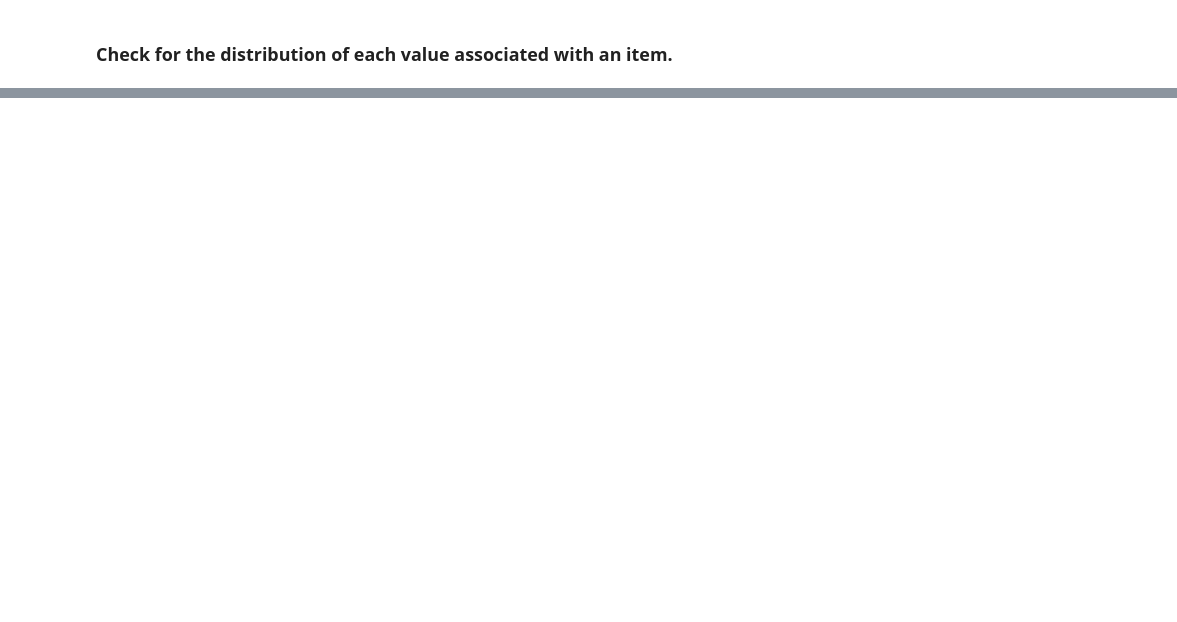
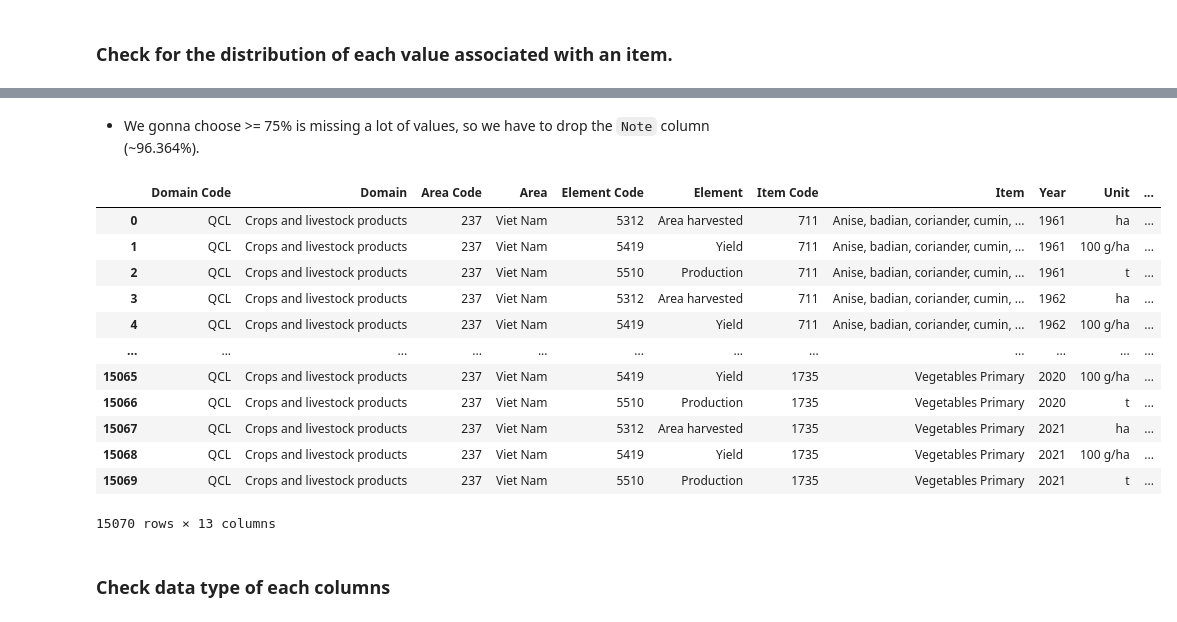
Before and after one commit to DunQua/-Intro2DS-Final-Seminar, a Jupyter notebook: source_code/02_preprocess_data.ipynb, the cells around one changed output, grey strips where cells are left out. Saved outputs shown, nothing was run; the diff lists cells and outputs as text; code cells hidden in the pictures; blank space fills up the shorter version.

Commit message:
Completed preprocess data, save to a new csv file

```diff
--- a/source_code/02_preprocess_data.ipynb
+++ b/source_code/02_preprocess_data.ipynb
@@ -16,3 +37,3 @@ raw_df.head()
 # %%
-raw_df = raw_df.drop(columns=['Unnamed: 0', 'Year Code'])
+raw_df = raw_df.drop(columns=['Year Code'])
 raw_df.head()
@@ -80,0 +138,21 @@ data_distribute_df
+# %% [markdown]
+-   We gonna choose >= 75% is missing a lot of values, so we have to drop the `Note` column (~96.364%).
+# %%
+raw_df = raw_df.drop(columns='Note')
+raw_df
+# %% [output]
+|  | Domain Code | Domain | Area Code | Area | Element Code | Element | Item Code | Item | Year | Unit | ... |
+| 0 | QCL | Crops and livestock products | 237 | Viet Nam | 5312 | Area harvested | 711 | Anise, badian, coriander, cumin, ... | 1961 | ha | ... |
+| 1 | QCL | Crops and livestock products | 237 | Viet Nam | 5419 | Yield | 711 | Anise, badian, coriander, cumin, ... | 1961 | 100 g/ha | ... |
+| 2 | QCL | Crops and livestock products | 237 | Viet Nam | 5510 | Production | 711 | Anise, badian, coriander, cumin, ... | 1961 | t | ... |
+| 3 | QCL | Crops and livestock products | 237 | Viet Nam | 5312 | Area harvested | 711 | Anise, badian, coriander, cumin, ... | 1962 | ha | ... |
+| 4 | QCL | Crops and livestock products | 237 | Viet Nam | 5419 | Yield | 711 | Anise, badian, coriander, cumin, ... | 1962 | 100 g/ha | ... |
+| ... | ... | ... | ... | ... | ... | ... | ... | ... | ... | ... | ... |
+| 15065 | QCL | Crops and livestock products | 237 | Viet Nam | 5419 | Yield | 1735 | Vegetables Primary | 2020 | 100 g/ha | ... |
+| 15066 | QCL | Crops and livestock products | 237 | Viet Nam | 5510 | Production | 1735 | Vegetables Primary | 2020 | t | ... |
+| 15067 | QCL | Crops and livestock products | 237 | Viet Nam | 5312 | Area harvested | 1735 | Vegetables Primary | 2021 | ha | ... |
+| 15068 | QCL | Crops and livestock products | 237 | Viet Nam | 5419 | Yield | 1735 | Vegetables Primary | 2021 | 100 g/ha | ... |
+| 15069 | QCL | Crops and livestock products | 237 | Viet Nam | 5510 | Production | 1735 | Vegetables Primary | 2021 | t | ... |
+15070 rows × 13 columns
+# %% [markdown]
+### Check data type of each columns
```
Also changed, not shown: parts of 21 cells of this notebook, 4 other files.
